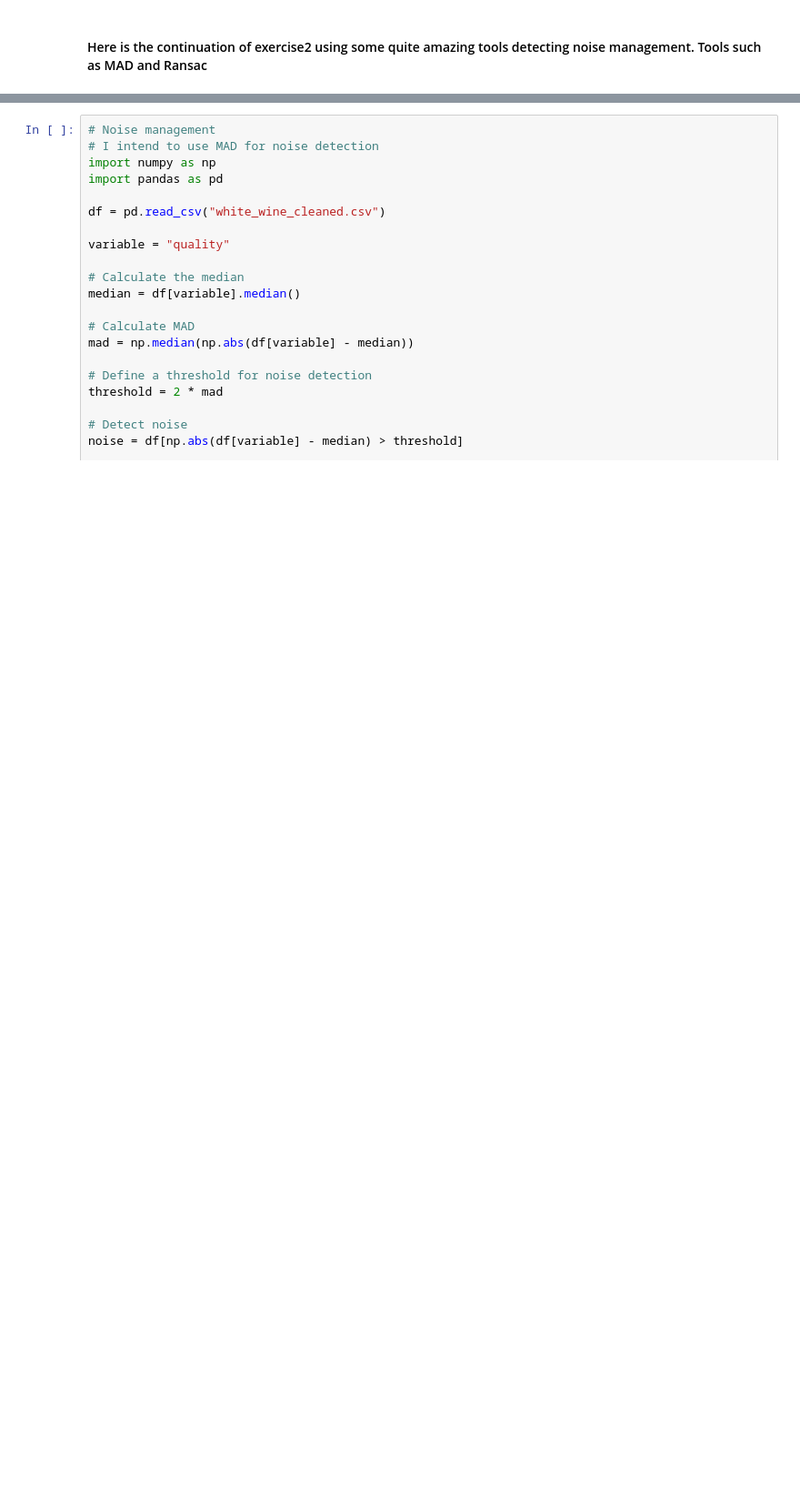
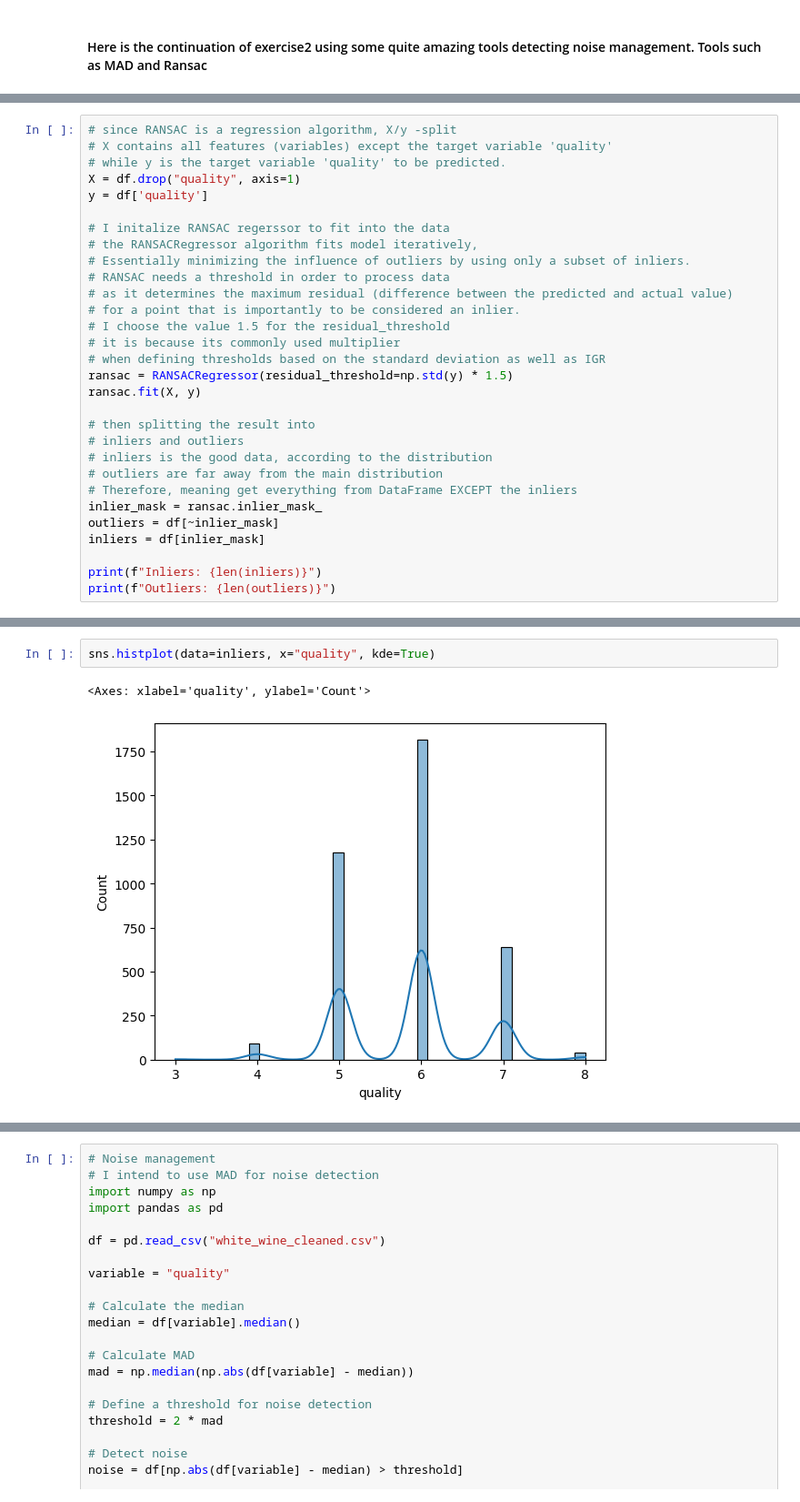
Before and after one commit to adewunmi2/AdvancedDataAnalytics2024AutumnNew, a Jupyter notebook: ExerciseProject2/Exercise2_regression_noise.ipynb, the cells around one changed output, grey strips where cells are left out. Shown at 91% size. Drawn from its saved outputs; the diff is of its cells as text; blank space fills up the shorter version.

```diff
--- a/ExerciseProject2/Exercise2_regression_noise.ipynb
+++ b/ExerciseProject2/Exercise2_regression_noise.ipynb
@@ -3,0 +39,30 @@
+# %%
+# since RANSAC is a regression algorithm, X/y -split
+# X contains all features (variables) except the target variable 'quality'
+# while y is the target variable 'quality' to be predicted.
+X = df.drop("quality", axis=1)
+y = df['quality']
+
+# I initalize RANSAC regerssor to fit into the data
+# the RANSACRegressor algorithm fits model iteratively,
+# Essentially minimizing the influence of outliers by using only a subset of inliers.
+# RANSAC needs a threshold in order to process data
+# as it determines the maximum residual (difference between the predicted and actual value)
+# for a point that is importantly to be considered an inlier.
+# I choose the value 1.5 for the residual_threshold
+# it is because its commonly used multiplier
+# when defining thresholds based on the standard deviation as well as IGR
+ransac = RANSACRegressor(residual_threshold=np.std(y) * 1.5)
+ransac.fit(X, y)
+
+# then splitting the result into
+# inliers and outliers
+# inliers is the good data, according to the distribution
+# outliers are far away from the main distribution
+# Therefore, meaning get everything from DataFrame EXCEPT the inliers
+inlier_mask = ransac.inlier_mask_
+outliers = df[~inlier_mask]
+inliers = df[inlier_mask]
+
+print(f"Inliers: {len(inliers)}")
+print(f"Outliers: {len(outliers)}")
@@ -3,0 +114,5 @@
+# %%
+sns.histplot(data=inliers, x="quality", kde=True)
+# %% [output]
+<Axes: xlabel='quality', ylabel='Count'>
+[figure, added]
```
Also changed, not shown: parts of 10 cells of this notebook, 1 other file.
